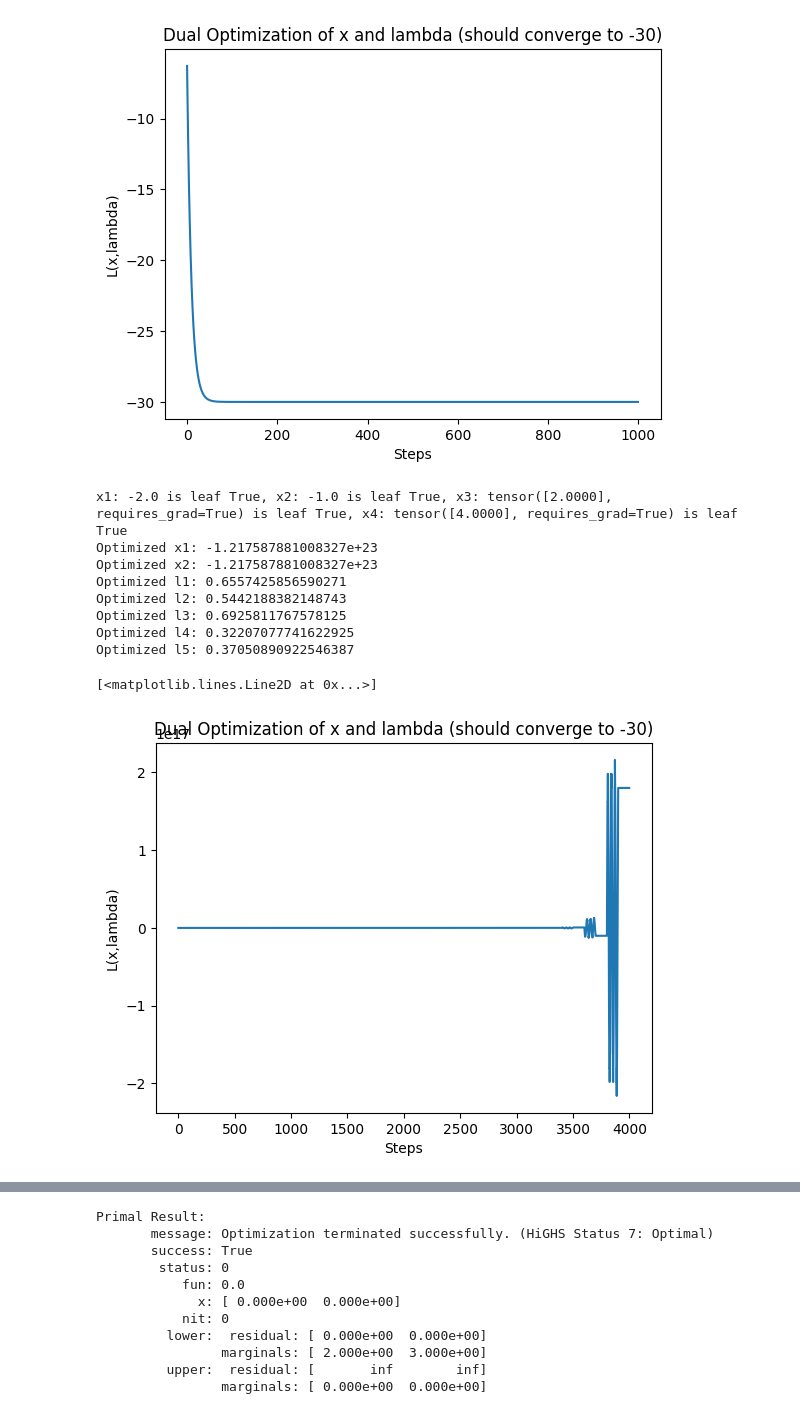
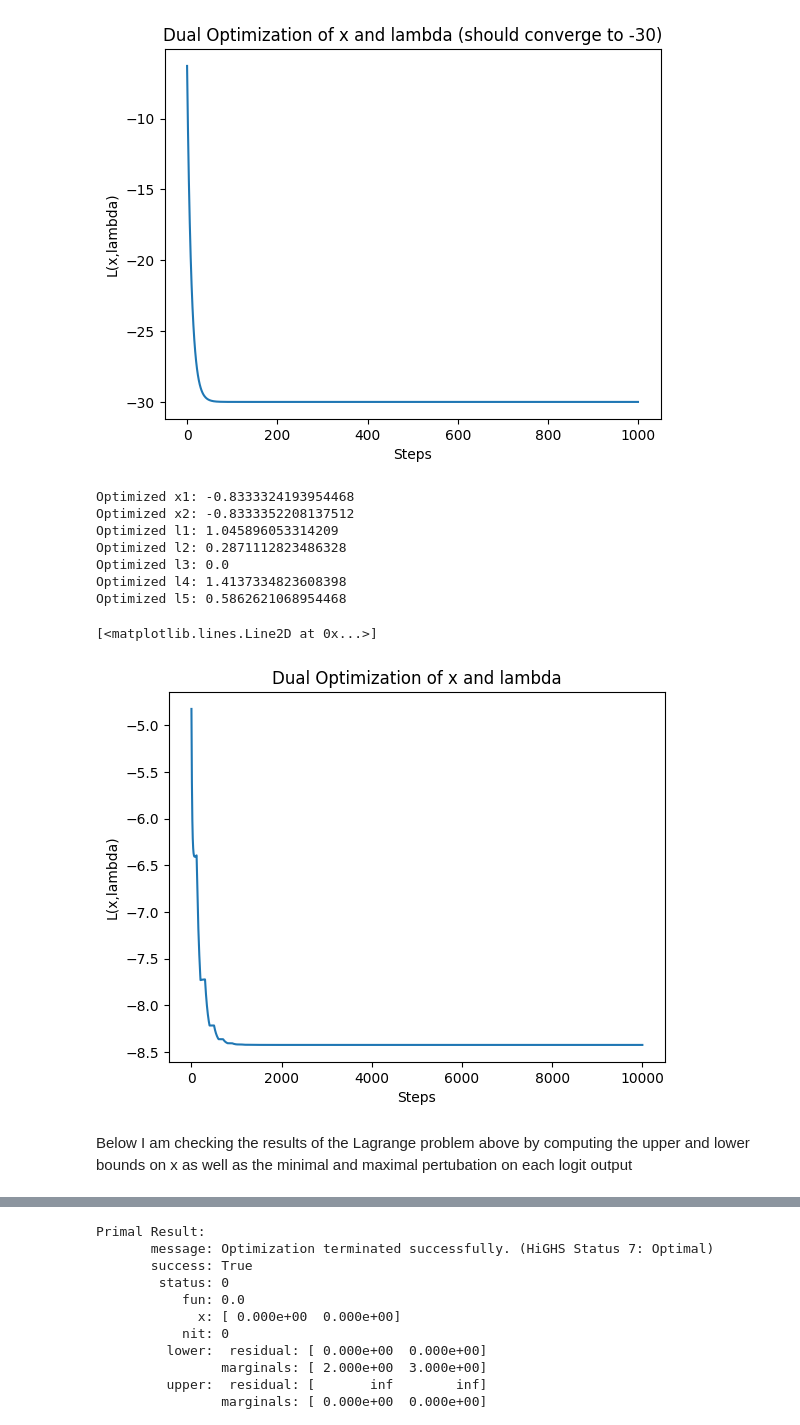
Before and after one commit to jorgejc2/CROWN-Tutorial, a Jupyter notebook: LagrangeMultiplier.ipynb, the cells around one changed output, grey strips where cells are left out. Saved outputs shown, nothing was run; the diff lists cells and outputs as text; code cells hidden in the pictures.

```diff
--- a/LagrangeMultiplier.ipynb
+++ b/LagrangeMultiplier.ipynb
@@ -464,18 +613,17 @@ Optimized x4: 3.9999990463256836
 [figure]
 # %%
 # Initialize the parameters you want to optimize
-x1_opt = torch.tensor(-2.0, requires_grad=True)
-x2_opt = torch.tensor(-1.0, requires_grad=True)
+x1_opt = torch.rand(1, requires_grad=True)
+x2_opt = torch.rand(1, requires_grad=True)
 l1_opt = torch.rand(1, requires_grad=True)
 l2_opt = torch.rand(1, requires_grad=True)
 l3_opt = torch.rand(1, requires_grad=True)
 l4_opt = torch.rand(1, requires_grad=True)
 l5_opt = torch.rand(1, requires_grad=True)
-print(f"x1: {x1_opt} is leaf {x1_opt.is_leaf}, x2: {x2_opt} is leaf {x2_opt.is_leaf}, x3: {x3_opt} is leaf {x3_opt.is_leaf}, x4: {x4_opt} is leaf {x4_opt.is_leaf}")
 
 # Define the objective function
 def objective_function(x1, x2, l1, l2, l3, l4, l5):
-    return x1 + 0*x2 + l1*(x1-2) + l2*(-x1-2) + l3*(x2-2) + l4*(-x2-2) + l5*(-3*x1 - x2 - 5)
+    return x1 + 2*x2 + l1*(x1-2) + l2*(-x1-2) + l3*(x2-2) + l4*(-x2-2) + l5*(-3*x1 - x2 - 5)
 
 def zero_grad(parameters):
     for p in parameters:
@@ -484,7 +632,7 @@ def zero_grad(parameters):
             p.grad.zero_()
 
 # Number of optimization steps
-num_steps = 4000
+num_steps = 10000
 lr = 0.01
 flip = True
 
@@ -521,46 +669,44 @@ for step in range(num_steps):
         l4_opt.data = torch.clamp(l4_opt.data + lr*(x_grad2), min=0.0).requires_grad_(True)
         l5_opt.data = torch.clamp(l5_opt.data + lr*(x_grad1 + x_grad2), min=0.0).requires_grad_(True)
 
-    # if step != 0 and (step % 100) == 0:
-    #     print(f"Step {step}, Loss: {y.item():.4f}, x1: {x1_opt.detach().numpy()[0]:.4f} x2: {x2_opt.detach().numpy()[0]:.4f} lambda_1: {x3_opt.detach().numpy()[0]:.4f}, lambda_2: {x4_opt.detach().numpy()[0]:.4f}, grads: [{x1_opt.grad.detach().numpy()[0]:.4f}, {x2_opt.grad.detach().numpy()[0]:.4f}, {x3_opt.grad.detach().numpy()[0]:.4f}, {x4_opt.grad.detach().numpy()[0]:.4f}]")
-
     if step != 0 and (step % 100) == 0:
         flip = not flip
 
     # zero out the gradients
-    zero_grad([x1_opt, x2_opt, x3_opt, x4_opt])
+    zero_grad([x1_opt, x2_opt, l1_opt, l2_opt, l3_opt, l4_opt, l5_opt])
 
 # The optimized values for x3 and x4
 x1_optimized = x1_opt.item()
 x2_optimized = x2_opt.item()
 l1_optimized = l1_opt.item()
 l2_optimized = l2_opt.item()
 l3_optimized = l3_opt.item()
 l4_optimized = l4_opt.item()
 l5_optimized = l5_opt.item()
 
 print("Optimized x1:", x1_optimized)
 print("Optimized x2:", x2_optimized)
 print("Optimized l1:", l1_optimized)
 print("Optimized l2:", l2_optimized)
 print("Optimized l3:", l3_optimized)
 print("Optimized l4:", l4_optimized)
 print("Optimized l5:", l5_optimized)
 
 fig = plt.figure()
-plt.title("Dual Optimization of x and lambda (should converge to -30)")
+plt.title("Dual Optimization of x and lambda")
 plt.xlabel("Steps")
 plt.ylabel("L(x,lambda)")
 plt.plot(loss_graph[0,:], loss_graph[1,:])
 # %% [output]
-x1: -2.0 is leaf True, x2: -1.0 is leaf True, x3: tensor([2.0000], requires_grad=True) is leaf True, x4: tensor([4.0000], requires_grad=True) is leaf True
-Optimized x1: -1.217587881008327e+23
-Optimized x2: -1.217587881008327e+23
-Optimized l1: 0.6557425856590271
-Optimized l2: 0.5442188382148743
-Optimized l3: 0.6925811767578125
-Optimized l4: 0.32207077741622925
-Optimized l5: 0.37050890922546387
+Optimized x1: -0.8333324193954468
+Optimized x2: -0.8333352208137512
+Optimized l1: 1.045896053314209
+Optimized l2: 0.2871112823486328
+Optimized l3: 0.0
+Optimized l4: 1.4137334823608398
+Optimized l5: 0.5862621068954468
 [<matplotlib.lines.Line2D at 0x...>]
-[figure, old version]
+[figure, new version]
+# %% [markdown]
+Below I am checking the results of the Lagrange problem above by computing the upper and lower bounds on x as well as the minimal and maximal pertubation on each logit output
 # %%
```
Also changed, not shown: parts of 7 cells of this notebook, 3 other files.
